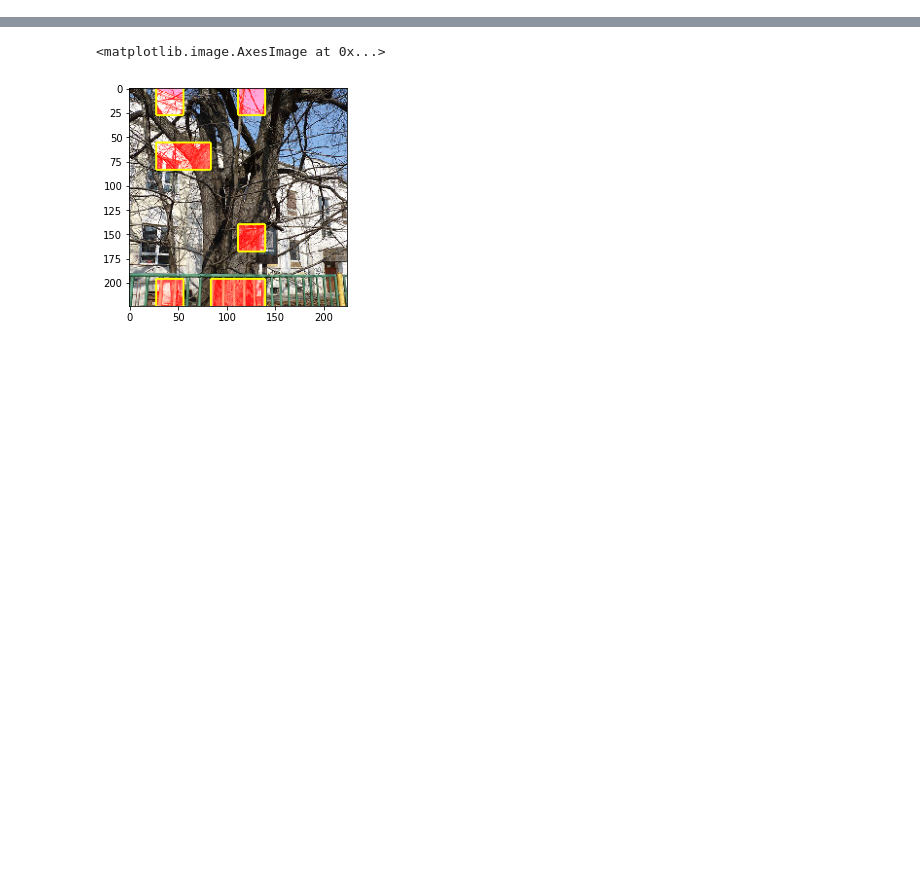
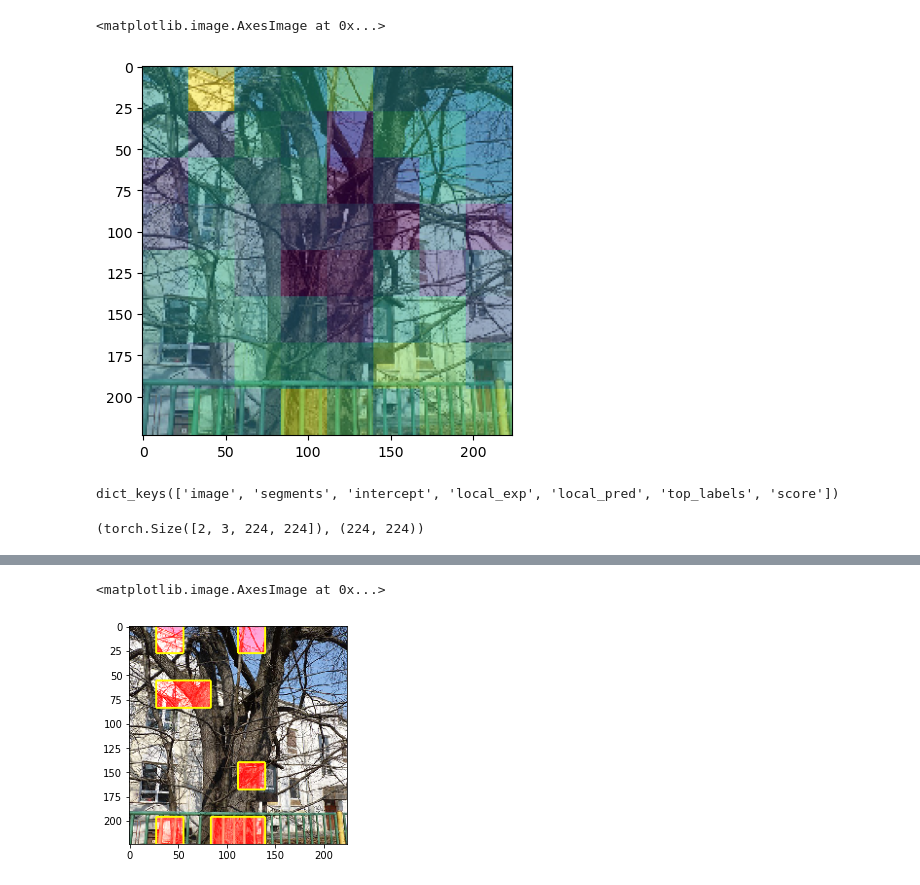
Before and after one commit to ShaileshSridhar2403/exlib, a Jupyter notebook: notebooks/imagenet.ipynb, the cells around one changed output, grey strips where cells are left out. Cells and saved outputs as stored; diff of their text form; code cells hidden in the pictures; blank space fills up the shorter version.

```diff
--- a/notebooks/imagenet.ipynb
+++ b/notebooks/imagenet.ipynb
@@ -43,0 +54,15 @@ tensor([0.0781, 0.0781])
+# %%
+import matplotlib.pyplot as plt
+plt.imshow(X[0].permute(1,2,0).cpu().numpy() / 255)
+plt.imshow(expln.attributions[0][0], alpha=0.5)
+# %% [output]
+<matplotlib.image.AxesImage at 0x...>
+[figure, added]
+# %%
+expln.explainer_output[0].__dict__.keys()
+# %% [output]
+dict_keys(['image', 'segments', 'intercept', 'local_exp', 'local_pred', 'top_labels', 'score'])
+# %%
+expln.attributions.shape, expln.explainer_output[0].segments.shape
+# %% [output]
+(torch.Size([2, 3, 224, 224]), (224, 224))
```
Also changed, not shown: parts of 10 cells of this notebook, 7 other files.
